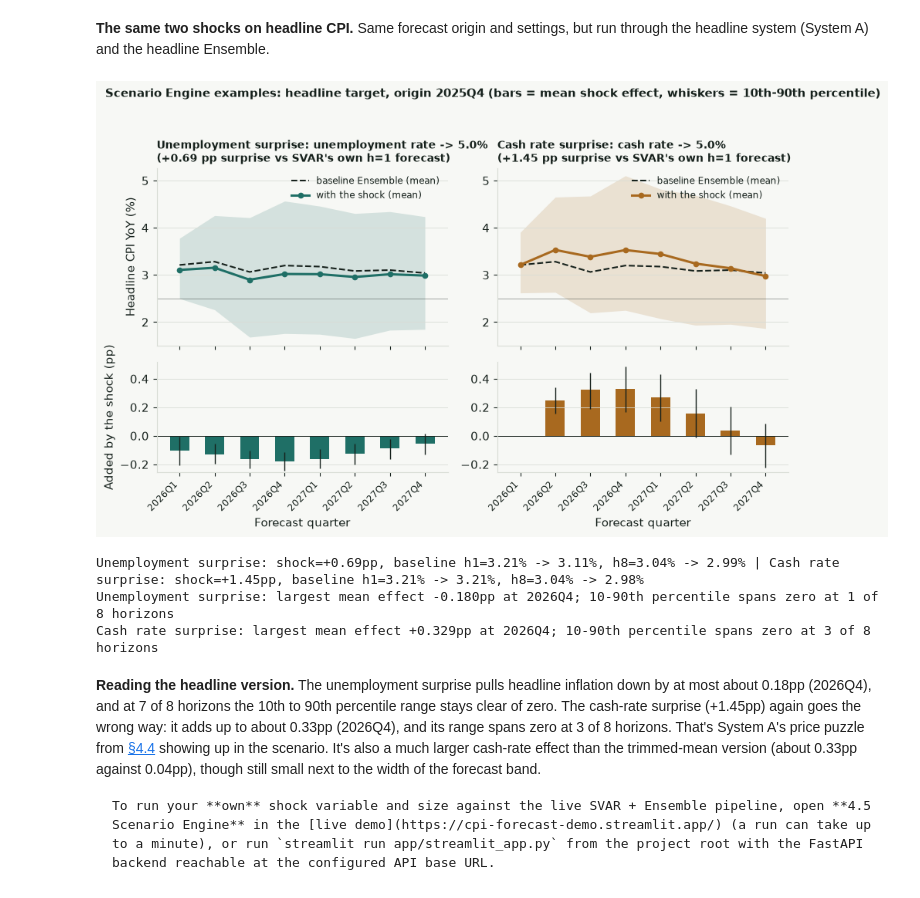
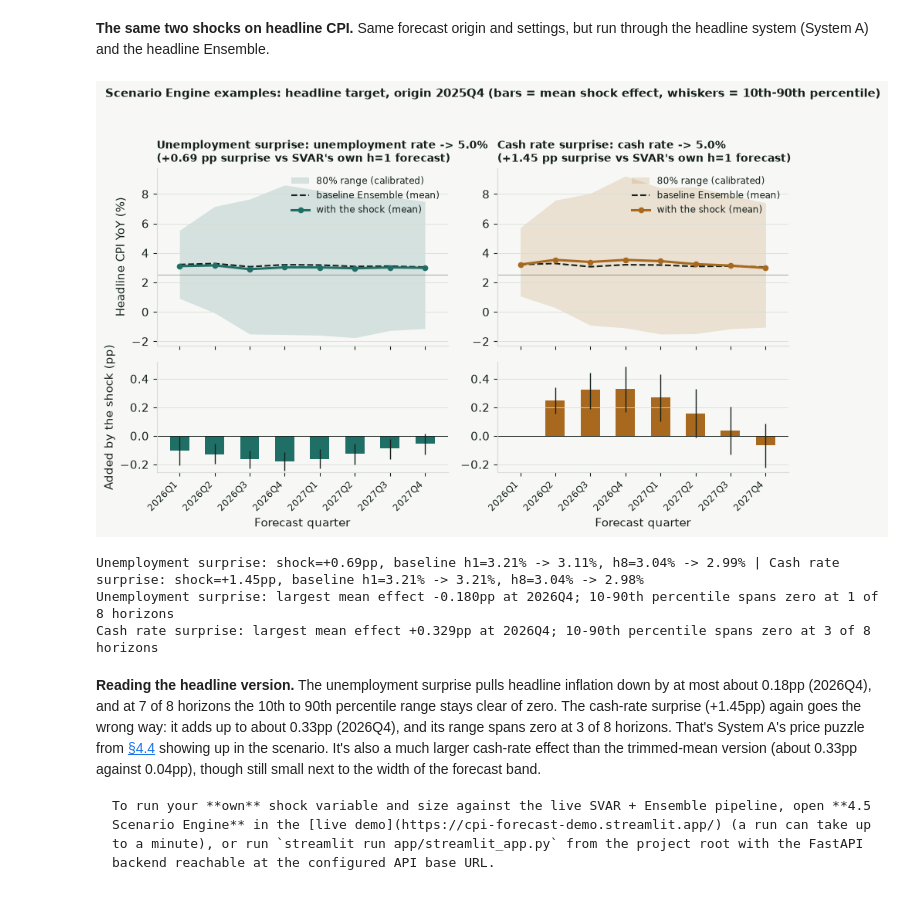
Before and after one commit to JuanVu1810/Australian-CPI-Forecast, a Jupyter notebook: book/australian_cpi_forecasting/04_modeling/45_scenario_engine.ipynb, the cells around one changed output. Drawn from its saved outputs; the diff is of its cells as text; code cells hidden in the pictures.

```diff
--- a/book/australian_cpi_forecasting/04_modeling/45_scenario_engine.ipynb
+++ b/book/australian_cpi_forecasting/04_modeling/45_scenario_engine.ipynb
@@ -60,5 +60,6 @@ TABLEAU = PROJECT_ROOT / "reports" / "tableau"
 # %%
 from IPython.display import Image
+from api import main as api_main
 from src.models import scenario
 
 SCENARIO_CASES = (
@@ -70,13 +71,29 @@ results = [
     for _, var, val, _ in SCENARIO_CASES
 ]
 
+# The 80% band the live /forecast/scenario serves: the raw 10th-90th percentile range, widened by
+# the same horizon-by-horizon calibration factors as /forecast/all.
+band = [
+    api_main._calibrated_interval_bounds_for_family(
+        family="ensemble",
+        forecast=list(res.forecast),
+        interval_lower=list(res.interval_lower),
+        interval_upper=list(res.interval_upper),
+        lower=0.1,
+        upper=0.9,
+        interval_calibration_factors_path=PROJECT_ROOT / "reports/model_interval_calibration_factors_trimmed_mean.csv",
+        horizons=res.horizons,
+    )
+    for res in results
+]
+
 fig, axes = plt.subplots(2, 2, figsize=(9.2, 6.0), sharex=True, gridspec_kw={"height_ratios": [1.6, 1]})
 for col, ((label, var, val, color), res) in enumerate(zip(SCENARIO_CASES, results)):
     x = np.arange(len(res.horizons))
     baseline = res.baseline_paths.mean(axis=0)          # res.forecast is also a mean over draws
     top, bottom = axes[0, col], axes[1, col]
 
-    top.fill_between(x, res.interval_lower, res.interval_upper, color=color, alpha=0.16, linewidth=0)
+    top.fill_between(x, band[col][0], band[col][1], color=color, alpha=0.16, linewidth=0, label="80% range (calibrated)")
     top.plot(x, baseline, color=INK, linewidth=1.5, linestyle="--", label="baseline Ensemble (mean)")
     top.plot(x, res.forecast, color=color, linewidth=2.2, marker="o", markersize=4.5, label="with the shock (mean)")
     top.axhline(2.5, color=INK, linewidth=0.7, alpha=0.4)
@@ -139,6 +156,7 @@ whatever was left after subtracting SVAR's own horizon-1 expectation for that sp
 # %% [markdown]
 **The same two shocks on headline CPI.** Same forecast origin and settings, but run through the headline system (System A) and the headline Ensemble.
 # %%
+from api import main as api_main
 from src.models import scenario
 
 SCENARIO_CASES = (
@@ -150,13 +168,29 @@ results = [
     for _, var, val, _ in SCENARIO_CASES
 ]
 
+# The 80% band the live /forecast/scenario serves: the raw 10th-90th percentile range, widened by
+# the same horizon-by-horizon calibration factors as /forecast/all.
+band = [
+    api_main._calibrated_interval_bounds_for_family(
+        family="ensemble",
+        forecast=list(res.forecast),
+        interval_lower=list(res.interval_lower),
+        interval_upper=list(res.interval_upper),
+        lower=0.1,
+        upper=0.9,
+        interval_calibration_factors_path=PROJECT_ROOT / "reports/model_interval_calibration_factors.csv",
+        horizons=res.horizons,
+    )
+    for res in results
+]
+
 fig, axes = plt.subplots(2, 2, figsize=(9.2, 6.0), sharex=True, gridspec_kw={"height_ratios": [1.6, 1]})
 for col, ((label, var, val, color), res) in enumerate(zip(SCENARIO_CASES, results)):
     x = np.arange(len(res.horizons))
     baseline = res.baseline_paths.mean(axis=0)          # res.forecast is also a mean over draws
     top, bottom = axes[0, col], axes[1, col]
 
-    top.fill_between(x, res.interval_lower, res.interval_upper, color=color, alpha=0.16, linewidth=0)
+    top.fill_between(x, band[col][0], band[col][1], color=color, alpha=0.16, linewidth=0, label="80% range (calibrated)")
     top.plot(x, baseline, color=INK, linewidth=1.5, linestyle="--", label="baseline Ensemble (mean)")
     top.plot(x, res.forecast, color=color, linewidth=2.2, marker="o", markersize=4.5, label="with the shock (mean)")
     top.axhline(2.5, color=INK, linewidth=0.7, alpha=0.4)
@@ -175,34 +209,34 @@ for col, ((label, var, val, color), res) in enumerate(zip(SCENARIO_CASES, result
         top.set_ylabel("Headline CPI YoY (%)")
         bottom.set_ylabel("Added by the shock (pp)")
     for a in (top, bottom):
         a.grid(axis="x", visible=False)
         a.spines[["top", "right"]].set_visible(False)
 top_lo = min(a.get_ylim()[0] for a in axes[0])
 top_hi = max(a.get_ylim()[1] for a in axes[0])
 for a in axes[0]:
     a.set_ylim(top_lo, top_hi)
 bot_lo = min(a.get_ylim()[0] for a in axes[1])
 bot_hi = max(a.get_ylim()[1] for a in axes[1])
 for a in axes[1]:
     a.set_ylim(bot_lo, bot_hi)
 fig.suptitle("Scenario Engine examples: headline target, origin 2025Q4 (bars = mean shock effect, whiskers = 10th-90th percentile)",
              fontsize=10.5, fontweight="bold", x=0.02, ha="left")
 fig.tight_layout(rect=(0, 0, 1, 0.95))
 plt.show()
 
 print(" | ".join(
     f"{label}: shock={res.shock_size:+.2f}pp, baseline h1={res.baseline_paths.mean(axis=0)[0]:.2f}% -> {res.forecast[0]:.2f}%, "
     f"h8={res.baseline_paths.mean(axis=0)[-1]:.2f}% -> {res.forecast[-1]:.2f}%"
     for (label, *_), res in zip(SCENARIO_CASES, results)
 ))
 for (label, *_), res in zip(SCENARIO_CASES, results):
     effect = res.shock_contribution.mean(axis=0)
     lo, hi = np.percentile(res.shock_contribution, [10, 90], axis=0)
     k = int(np.abs(effect).argmax())
     print(f"{label}: largest mean effect {effect[k]:+.3f}pp at {res.quarters[k]}; "
           f"10-90th percentile spans zero at {int(((lo < 0) & (hi > 0)).sum())} of {len(effect)} horizons")
 # %% [output]
-[figure, old version]
+[figure, new version]
 Unemployment surprise: shock=+0.69pp, baseline h1=3.21% -> 3.11%, h8=3.04% -> 2.99% | Cash rate surprise: shock=+1.45pp, baseline h1=3.21% -> 3.21%, h8=3.04% -> 2.98%
 Unemployment surprise: largest mean effect -0.180pp at 2026Q4; 10-90th percentile spans zero at 1 of 8 horizons
 Cash rate surprise: largest mean effect +0.329pp at 2026Q4; 10-90th percentile spans zero at 3 of 8 horizons
```
Also changed, not shown: parts of 2 cells of this notebook, 1 other file.
